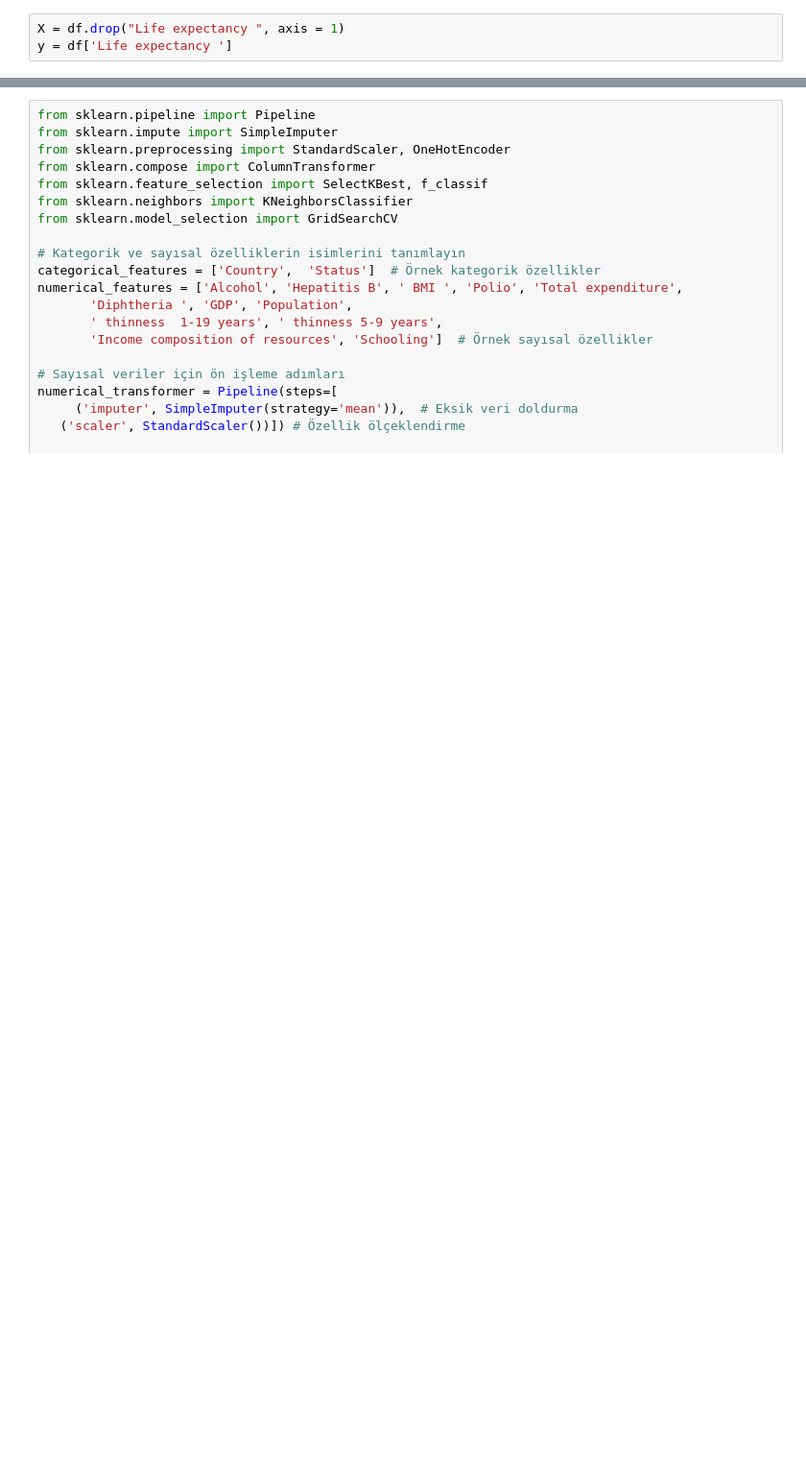
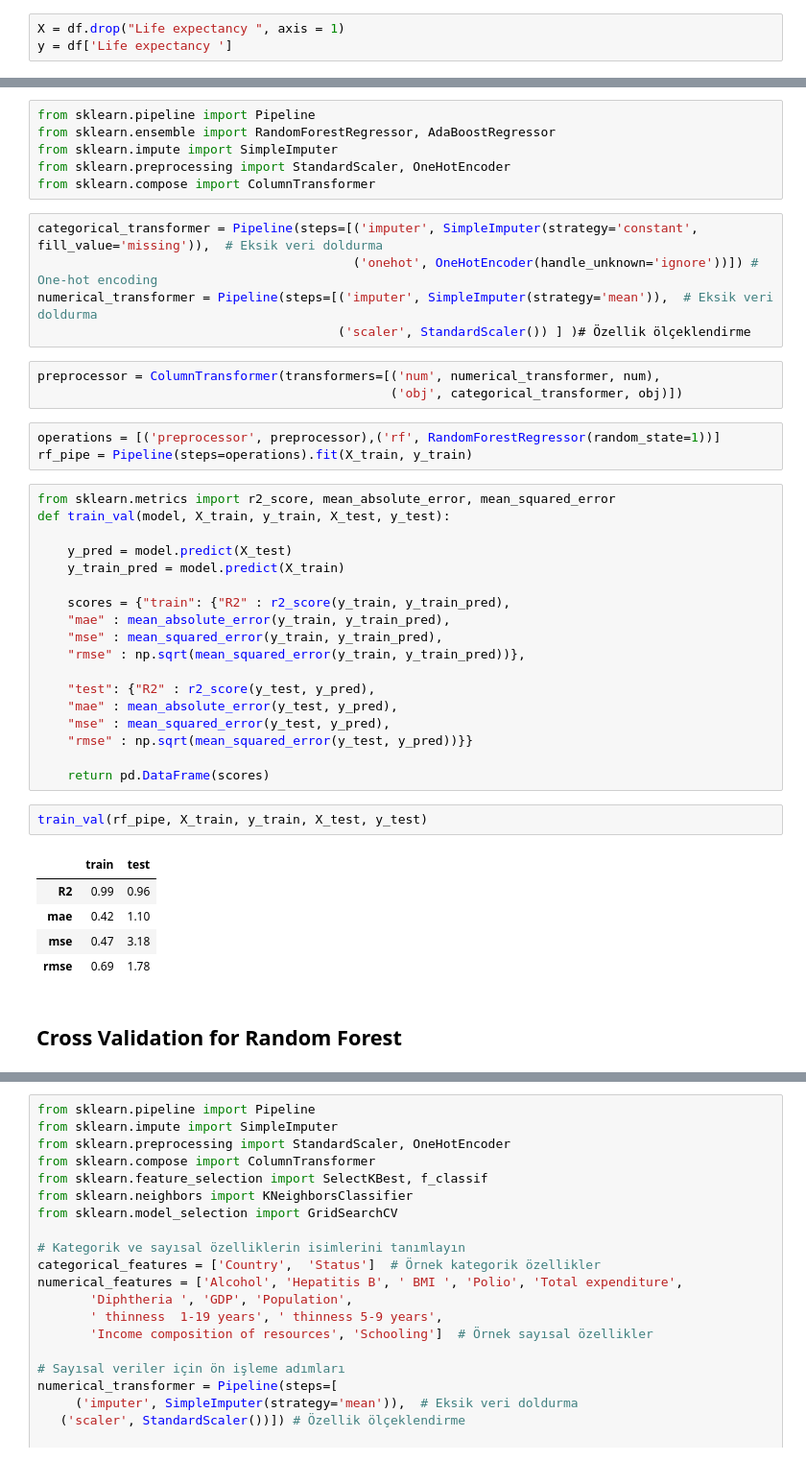
Before and after one commit to ayaramis/Portfolio, a Jupyter notebook: life_expectancy/life_expectancy_prediction.ipynb, the cells around one changed output, grey strips where cells are left out. Shown at 96% size. Cells and saved outputs as stored; diff of their text form; blank space fills up the shorter version.

```diff
--- a/life_expectancy/life_expectancy_prediction.ipynb
+++ b/life_expectancy/life_expectancy_prediction.ipynb
@@ -224,0 +257,45 @@ dtype: int64
+# %%
+from sklearn.pipeline import Pipeline
+from sklearn.ensemble import RandomForestRegressor, AdaBoostRegressor
+from sklearn.impute import SimpleImputer
+from sklearn.preprocessing import StandardScaler, OneHotEncoder
+from sklearn.compose import ColumnTransformer
+# %%
+categorical_transformer = Pipeline(steps=[('imputer', SimpleImputer(strategy='constant', fill_value='missing')),  # Eksik veri doldurma
+                                          ('onehot', OneHotEncoder(handle_unknown='ignore'))]) # One-hot encoding
+numerical_transformer = Pipeline(steps=[('imputer', SimpleImputer(strategy='mean')),  # Eksik veri doldurma
+                                        ('scaler', StandardScaler()) ] )# Özellik ölçeklendirme
+# %%
+preprocessor = ColumnTransformer(transformers=[('num', numerical_transformer, num),
+                                               ('obj', categorical_transformer, obj)])
+# %%
+operations = [('preprocessor', preprocessor),('rf', RandomForestRegressor(random_state=1))]
+rf_pipe = Pipeline(steps=operations).fit(X_train, y_train)
+# %%
+from sklearn.metrics import r2_score, mean_absolute_error, mean_squared_error
+def train_val(model, X_train, y_train, X_test, y_test):
+
+    y_pred = model.predict(X_test)
+    y_train_pred = model.predict(X_train)
+
+    scores = {"train": {"R2" : r2_score(y_train, y_train_pred),
+    "mae" : mean_absolute_error(y_train, y_train_pred),
+    "mse" : mean_squared_error(y_train, y_train_pred),
+    "rmse" : np.sqrt(mean_squared_error(y_train, y_train_pred))},
+
+    "test": {"R2" : r2_score(y_test, y_pred),
+    "mae" : mean_absolute_error(y_test, y_pred),
+    "mse" : mean_squared_error(y_test, y_pred),
+    "rmse" : np.sqrt(mean_squared_error(y_test, y_pred))}}
+
+    return pd.DataFrame(scores)
+# %%
+train_val(rf_pipe, X_train, y_train, X_test, y_test)
+# %% [output]
+|  | train | test |
+| R2 | 0.99 | 0.96 |
+| mae | 0.42 | 1.10 |
+| mse | 0.47 | 3.18 |
+| rmse | 0.69 | 1.78 |
+# %% [markdown]
+## Cross Validation for Random Forest
```
Also changed, not shown: parts of 15 cells of this notebook.
